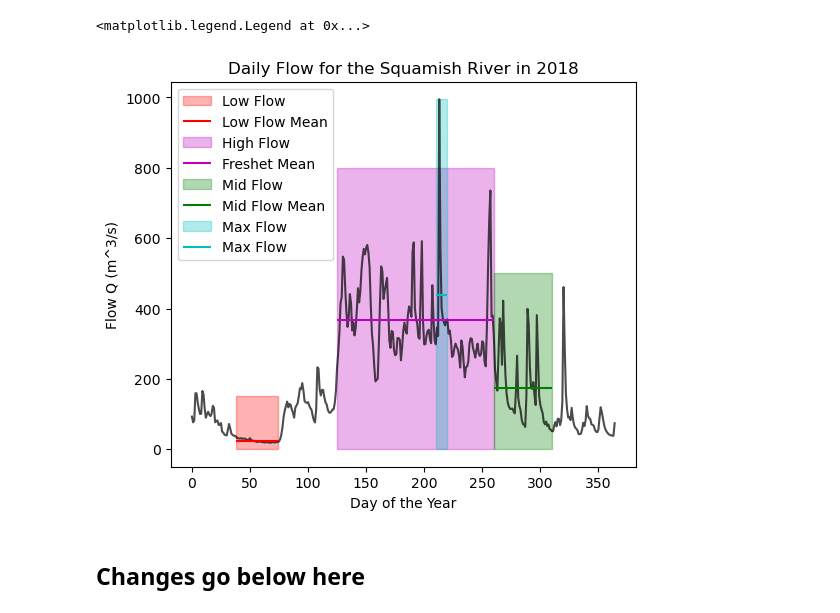
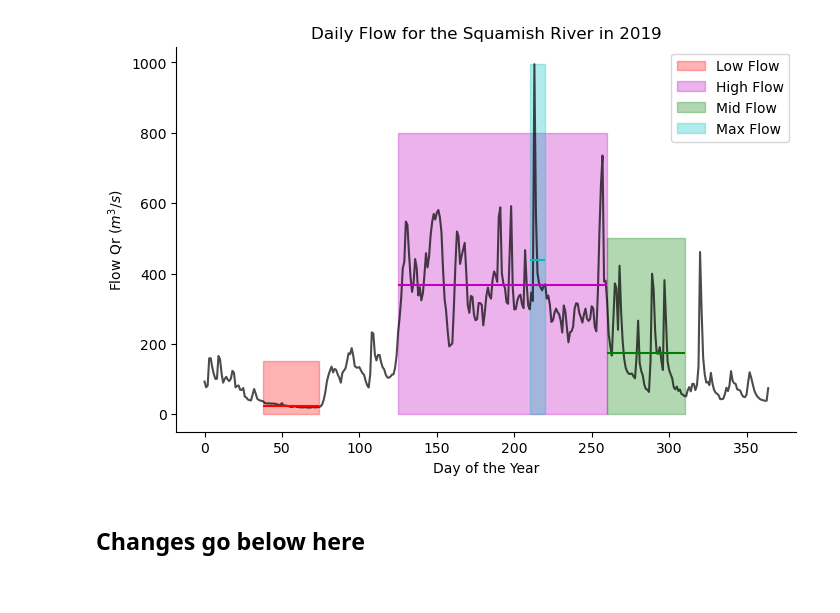
Before and after one commit to SalishSeaCast/analysis-cassidy, a Jupyter notebook: notebooks/civil541/squamish_estuary_2019_mid_flow.ipynb, the cells around one changed output. Saved outputs shown, nothing was run; the diff lists cells and outputs as text; code cells hidden in the pictures.

```diff
--- a/notebooks/civil541/squamish_estuary_2019_mid_flow.ipynb
+++ b/notebooks/civil541/squamish_estuary_2019_mid_flow.ipynb
@@ -16,37 +16,39 @@ river_2018 = river[river['YYYY'] == 2019]
 # %%
 mid_flow = patches.Rectangle((260, 0), 50, 500, linewidth=1, edgecolor='g', facecolor='g',alpha=0.3,label='Mid Flow')
 mid_mean = np.mean(river_2018['DISCHARGE'].values[260:310])
 
 low_flow = patches.Rectangle((38, 0), 36, 150, linewidth=1, edgecolor='r', facecolor='r',alpha=0.3,label='Low Flow')
 low_mean = np.mean(river_2018['DISCHARGE'].values[38:74])
 
 high_flow = patches.Rectangle((125, 0), 135, 800, linewidth=1, edgecolor='m', facecolor='m',alpha=0.3,label='High Flow')
 high_mean = np.mean(river_2018['DISCHARGE'].values[125:260])
 
 max_flow = patches.Rectangle((210, 0), 10, river_2018['DISCHARGE'].max(), linewidth=1, edgecolor='c', facecolor='c',alpha=0.3,label='Max Flow')
 max_mean = np.mean(river_2018['DISCHARGE'].values[210:220])
 
 
-fig, ax = plt.subplots(1, 1, figsize=(6, 5))
+fig, ax = plt.subplots(1, 1, figsize=(8, 5))
 
 ax.plot(np.arange(len(river_2018)), river_2018['DISCHARGE'],'k',alpha=0.7)
 ax.set_xlabel('Day of the Year')
-ax.set_ylabel('Flow Q (m^3/s)')
-ax.set_title('Daily Flow for the Squamish River in 2018')
+ax.set_ylabel(r'Flow Qr $(m^3/s)$')
+ax.set_title('Daily Flow for the Squamish River in 2019')
 
 ax.add_patch(low_flow)
-ax.hlines(low_mean,38,74,color='r',label='Low Flow Mean')
+ax.hlines(low_mean,38,74,color='r')
 ax.add_patch(high_flow)
-ax.hlines(high_mean,125,260,color='m',label='Freshet Mean')
+ax.hlines(high_mean,125,260,color='m')
 ax.add_patch(mid_flow)
-ax.hlines(mid_mean,260,310,color='g',label='Mid Flow Mean')
+ax.hlines(mid_mean,260,310,color='g')
 ax.add_patch(max_flow)
-ax.hlines(max_mean,210,220,color='c',label='Max Flow')
+ax.hlines(max_mean,210,220,color='c')
 
 ax.legend()
+
+ax.spines['top'].set_visible(False)
+ax.spines['right'].set_visible(False)
 # %% [output]
-<matplotlib.legend.Legend at 0x...>
-[figure, old version]
+[figure, new version]
 # %%
 # make a mask of land where land is true and water in NaN
 bathymetry = xr.open_dataset('../../../../MEOPAR/grid/bathymetry_201702.nc')
```
Also changed, not shown: parts of 1 cell of this notebook, 2 other files.
